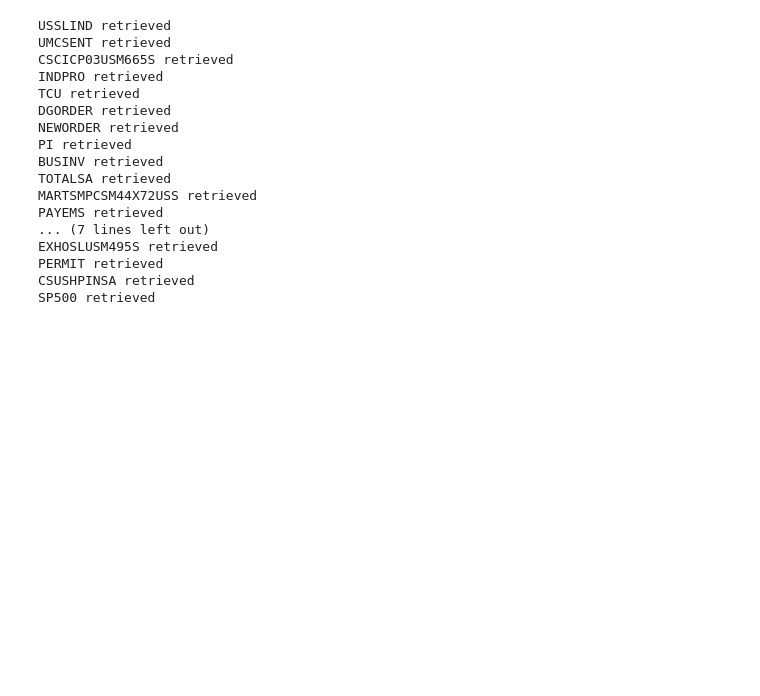
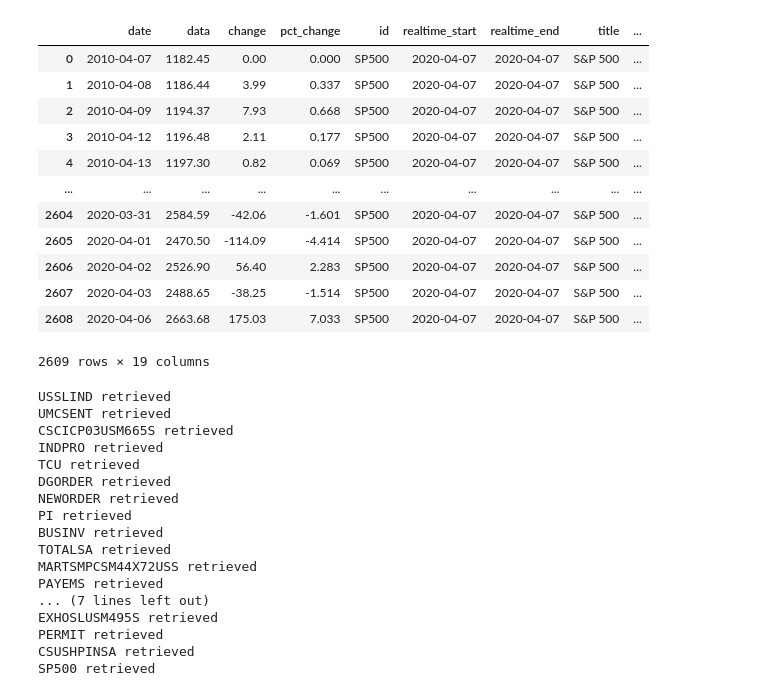
Before and after one commit to woodfin8/astoria, a Jupyter notebook: FREDapi.ipynb, the cells around one changed output. Drawn from its saved outputs; the diff is of its cells as text; code cells hidden in the pictures; blank space fills up the shorter version.

```diff
--- a/FREDapi.ipynb
+++ b/FREDapi.ipynb
@@ -37,0 +112,16 @@ len(indicators)
+# %%
+combine_df
+# %% [output]
+|  | date | data | change | pct_change | id | realtime_start | realtime_end | title | ... |
+| 0 | 2010-04-07 | 1182.45 | 0.00 | 0.000 | SP500 | 2020-04-07 | 2020-04-07 | S&P 500 | ... |
+| 1 | 2010-04-08 | 1186.44 | 3.99 | 0.337 | SP500 | 2020-04-07 | 2020-04-07 | S&P 500 | ... |
+| 2 | 2010-04-09 | 1194.37 | 7.93 | 0.668 | SP500 | 2020-04-07 | 2020-04-07 | S&P 500 | ... |
+| 3 | 2010-04-12 | 1196.48 | 2.11 | 0.177 | SP500 | 2020-04-07 | 2020-04-07 | S&P 500 | ... |
+| 4 | 2010-04-13 | 1197.30 | 0.82 | 0.069 | SP500 | 2020-04-07 | 2020-04-07 | S&P 500 | ... |
+| ... | ... | ... | ... | ... | ... | ... | ... | ... | ... |
+| 2604 | 2020-03-31 | 2584.59 | -42.06 | -1.601 | SP500 | 2020-04-07 | 2020-04-07 | S&P 500 | ... |
+| 2605 | 2020-04-01 | 2470.50 | -114.09 | -4.414 | SP500 | 2020-04-07 | 2020-04-07 | S&P 500 | ... |
+| 2606 | 2020-04-02 | 2526.90 | 56.40 | 2.283 | SP500 | 2020-04-07 | 2020-04-07 | S&P 500 | ... |
+| 2607 | 2020-04-03 | 2488.65 | -38.25 | -1.514 | SP500 | 2020-04-07 | 2020-04-07 | S&P 500 | ... |
+| 2608 | 2020-04-06 | 2663.68 | 175.03 | 7.033 | SP500 | 2020-04-07 | 2020-04-07 | S&P 500 | ... |
+2609 rows × 19 columns
```
Also changed, not shown: parts of 17 cells of this notebook, 23 other files.
